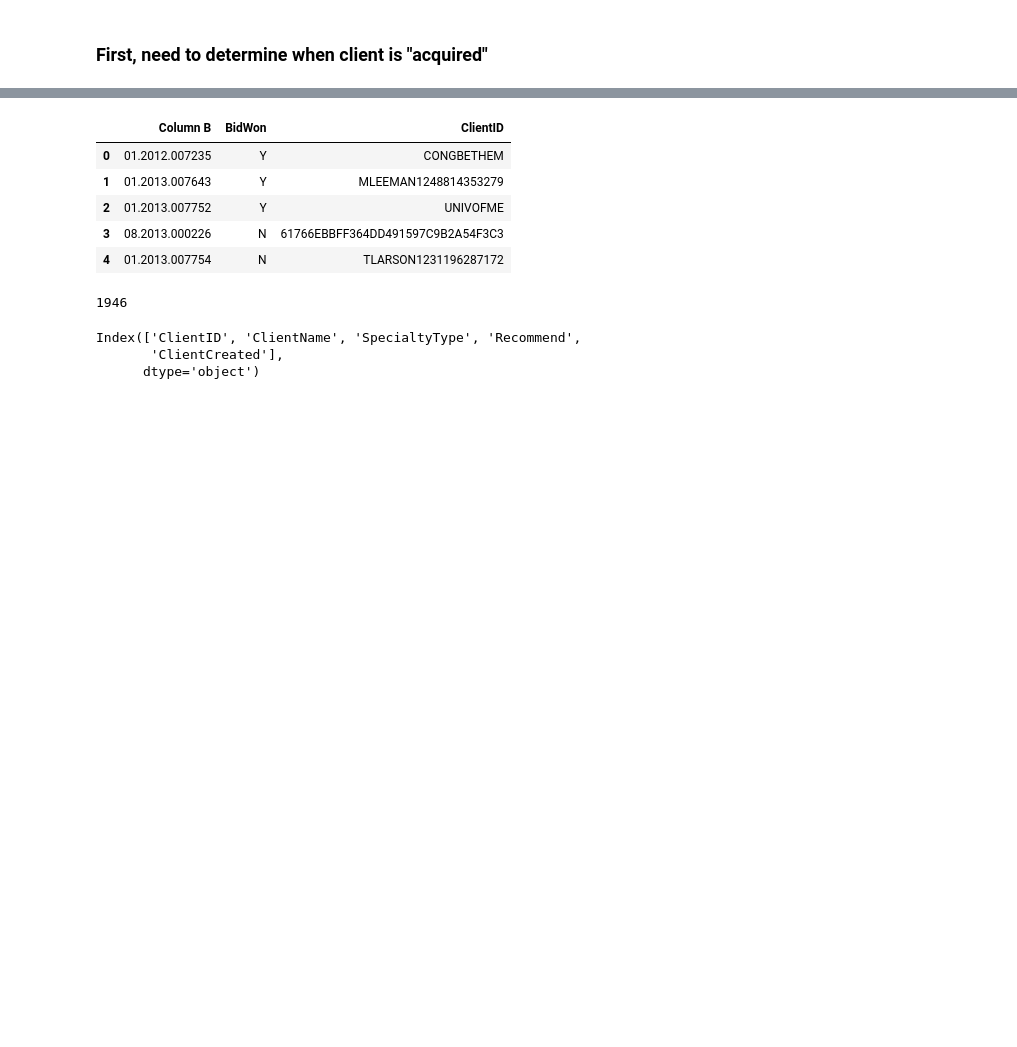
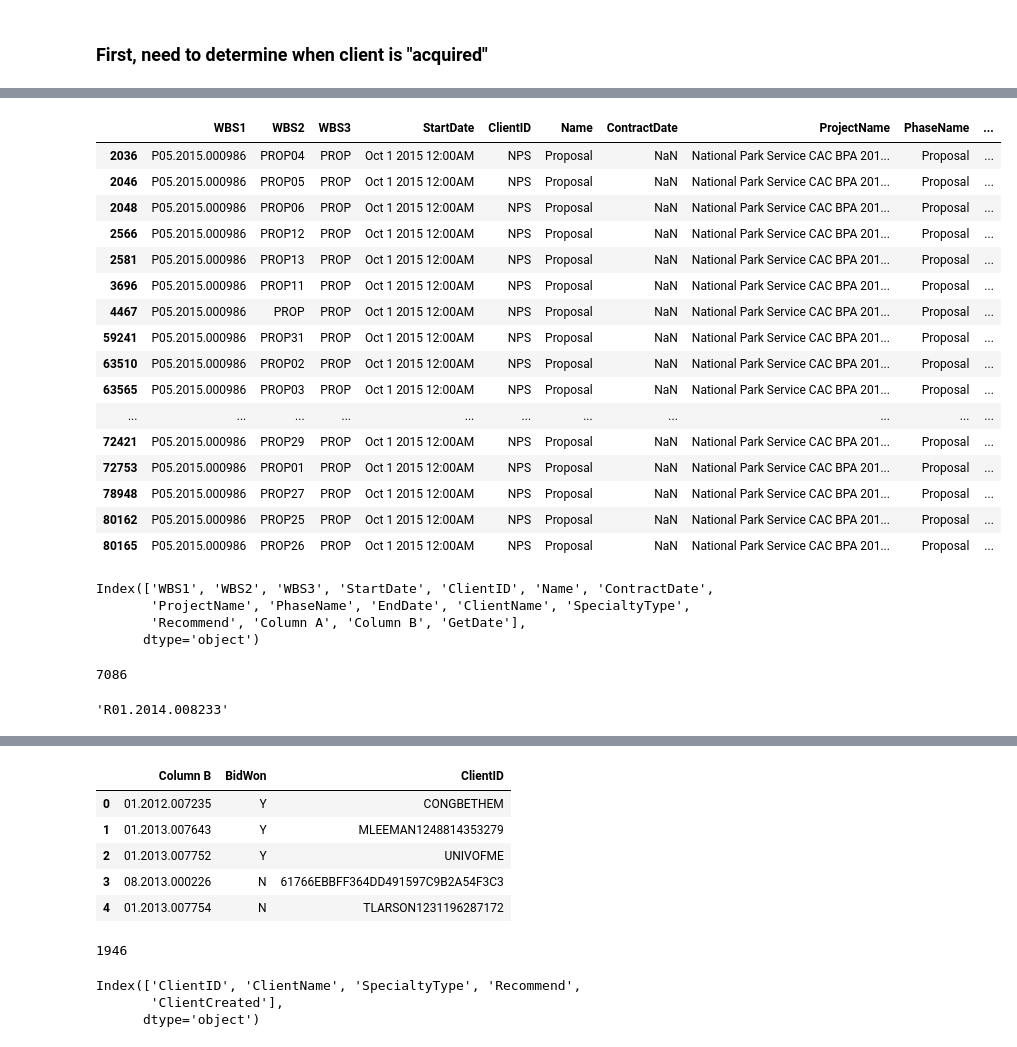
Before and after one commit to jhoward-FEA/Project-Foxrook, a Jupyter notebook: Initial Modeling and Viz.ipynb, the cells around one changed output, grey strips where cells are left out. Cells and saved outputs as stored; diff of their text form; code cells hidden in the pictures; blank space fills up the shorter version.

```diff
--- a/Initial Modeling and Viz.ipynb
+++ b/Initial Modeling and Viz.ipynb
@@ -12,0 +225,6 @@ Now to identify some potentially interesting features
+# %%
+pd.options.display.max_columns = 30
+temp_LD = df_LD[['Period', 'WBS1', 'WBS2', 'WBS3', 'LaborCode', 'TransDate',
+                 'RegHrs', 'Rate', 'RateType', 'BillStatus', 'BilledWBS1', 'BilledWBS2',
+                 'BilledWBS3', 'BilledInvoice', 'BilledPeriod', 'XferWBS1', 'XferWBS2',
+                 'XferWBS3', 'XferLaborCode', 'TransferredPeriod', 'TransferredBillStatus']]
@@ -57,4 +575,4 @@ Customer Acquisition Cost
 # %%
 # Create 'Column A' and 'Column B' based on 'WBS1' to show proposals vs. projects
-df1['Column A'] = df1['WBS1'].str[0] # P or R
-df1['Column B'] = df1['WBS1'].str[1:] # the rest of the code
+df_PR['Column A'] = df_PR['WBS1'].str[0] # P or R
+df_PR['Column B'] = df_PR['WBS1'].str[1:] # the rest of the code
@@ -60,0 +654,4 @@ df1['Column B'] = df1['WBS1'].str[1:] # the rest of the code
+# %%
+# set dataframe as itself where 0 / Z is not the first char in the Column A string
+# in other words, remove all 000. and ZZZ. codes rows from the df
+df_PR = df_PR[~df_PR['Column A'].str[0].isin(['0','Z'])]
@@ -60,0 +899,20 @@ df1['Column B'] = df1['WBS1'].str[1:] # the rest of the code
+# %%
+df_PR[df_PR['WBS1'] == "P05.2015.000986"]
+# %% [output]
+|  | WBS1 | WBS2 | WBS3 | StartDate | ClientID | Name | ContractDate | ProjectName | PhaseName | ... |
+| 2036 | P05.2015.000986 | PROP04 | PROP | Oct 1 2015 12:00AM | NPS | Proposal | NaN | National Park Service CAC BPA 201... | Proposal | ... |
+| 2046 | P05.2015.000986 | PROP05 | PROP | Oct 1 2015 12:00AM | NPS | Proposal | NaN | National Park Service CAC BPA 201... | Proposal | ... |
+| 2048 | P05.2015.000986 | PROP06 | PROP | Oct 1 2015 12:00AM | NPS | Proposal | NaN | National Park Service CAC BPA 201... | Proposal | ... |
+| 2566 | P05.2015.000986 | PROP12 | PROP | Oct 1 2015 12:00AM | NPS | Proposal | NaN | National Park Service CAC BPA 201... | Proposal | ... |
+| 2581 | P05.2015.000986 | PROP13 | PROP | Oct 1 2015 12:00AM | NPS | Proposal | NaN | National Park Service CAC BPA 201... | Proposal | ... |
+| 3696 | P05.2015.000986 | PROP11 | PROP | Oct 1 2015 12:00AM | NPS | Proposal | NaN | National Park Service CAC BPA 201... | Proposal | ... |
+| 4467 | P05.2015.000986 | PROP | PROP | Oct 1 2015 12:00AM | NPS | Proposal | NaN | National Park Service CAC BPA 201... | Proposal | ... |
+| 59241 | P05.2015.000986 | PROP31 | PROP | Oct 1 2015 12:00AM | NPS | Proposal | NaN | National Park Service CAC BPA 201... | Proposal | ... |
+| 63510 | P05.2015.000986 | PROP02 | PROP | Oct 1 2015 12:00AM | NPS | Proposal | NaN | National Park Service CAC BPA 201... | Proposal | ... |
+| 63565 | P05.2015.000986 | PROP03 | PROP | Oct 1 2015 12:00AM | NPS | Proposal | NaN | National Park Service CAC BPA 201... | Proposal | ... |
+| ... | ... | ... | ... | ... | ... | ... | ... | ... | ... | ... |
+| 72421 | P05.2015.000986 | PROP29 | PROP | Oct 1 2015 12:00AM | NPS | Proposal | NaN | National Park Service CAC BPA 201... | Proposal | ... |
+| 72753 | P05.2015.000986 | PROP01 | PROP | Oct 1 2015 12:00AM | NPS | Proposal | NaN | National Park Service CAC BPA 201... | Proposal | ... |
+| 78948 | P05.2015.000986 | PROP27 | PROP | Oct 1 2015 12:00AM | NPS | Proposal | NaN | National Park Service CAC BPA 201... | Proposal | ... |
+| 80162 | P05.2015.000986 | PROP25 | PROP | Oct 1 2015 12:00AM | NPS | Proposal | NaN | National Park Service CAC BPA 201... | Proposal | ... |
+| 80165 | P05.2015.000986 | PROP26 | PROP | Oct 1 2015 12:00AM | NPS | Proposal | NaN | National Park Service CAC BPA 201... | Proposal | ... |
@@ -60,0 +927,15 @@ df1['Column B'] = df1['WBS1'].str[1:] # the rest of the code
+# %%
+df_PR.columns
+# %% [output]
+Index(['WBS1', 'WBS2', 'WBS3', 'StartDate', 'ClientID', 'Name', 'ContractDate',
+       'ProjectName', 'PhaseName', 'EndDate', 'ClientName', 'SpecialtyType',
+       'Recommend', 'Column A', 'Column B', 'GetDate'],
+      dtype='object')
+# %%
+r_slice['ContractDate'].isna().sum()
+# %% [output]
+7086
+# %%
+r_slice['WBS1'].unique()[110]
+# %% [output]
+'R01.2014.008233'
```
Also changed, not shown: parts of 130 cells of this notebook, 1 other file.
